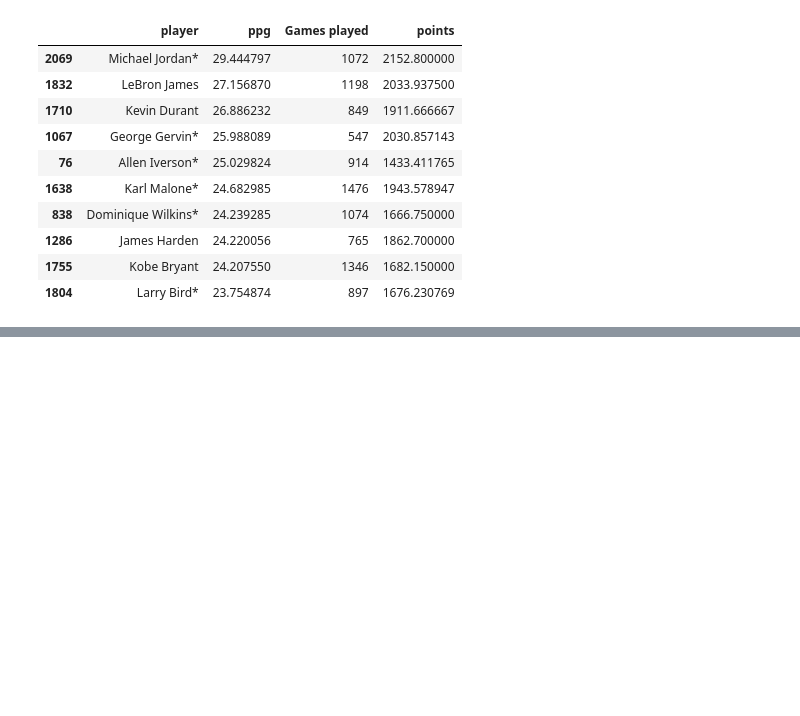
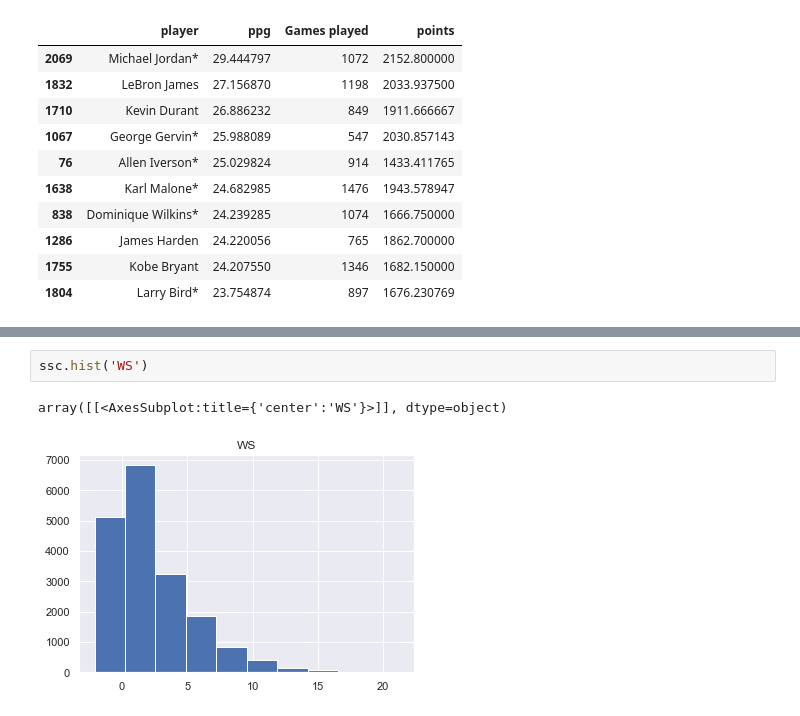
Before and after one commit to Amanuel2022/Tek-Tekle-Capstone2, a Jupyter notebook: NBA DATA CHECK.ipynb, the cells around one changed output, grey strips where cells are left out. Drawn from its saved outputs; the diff is of its cells as text; blank space fills up the shorter version.

```diff
--- a/NBA DATA CHECK.ipynb
+++ b/NBA DATA CHECK.ipynb
@@ -107,2 +118,7 @@ ppg
+# %%
+ssc.hist('WS')
+# %% [output]
+array([[<AxesSubplot:title={'center':'WS'}>]], dtype=object)
+[figure, added]
 # %%
 num_col = ['3PA','WS']
```
Also changed, not shown: parts of 13 cells of this notebook, 2 other files.
